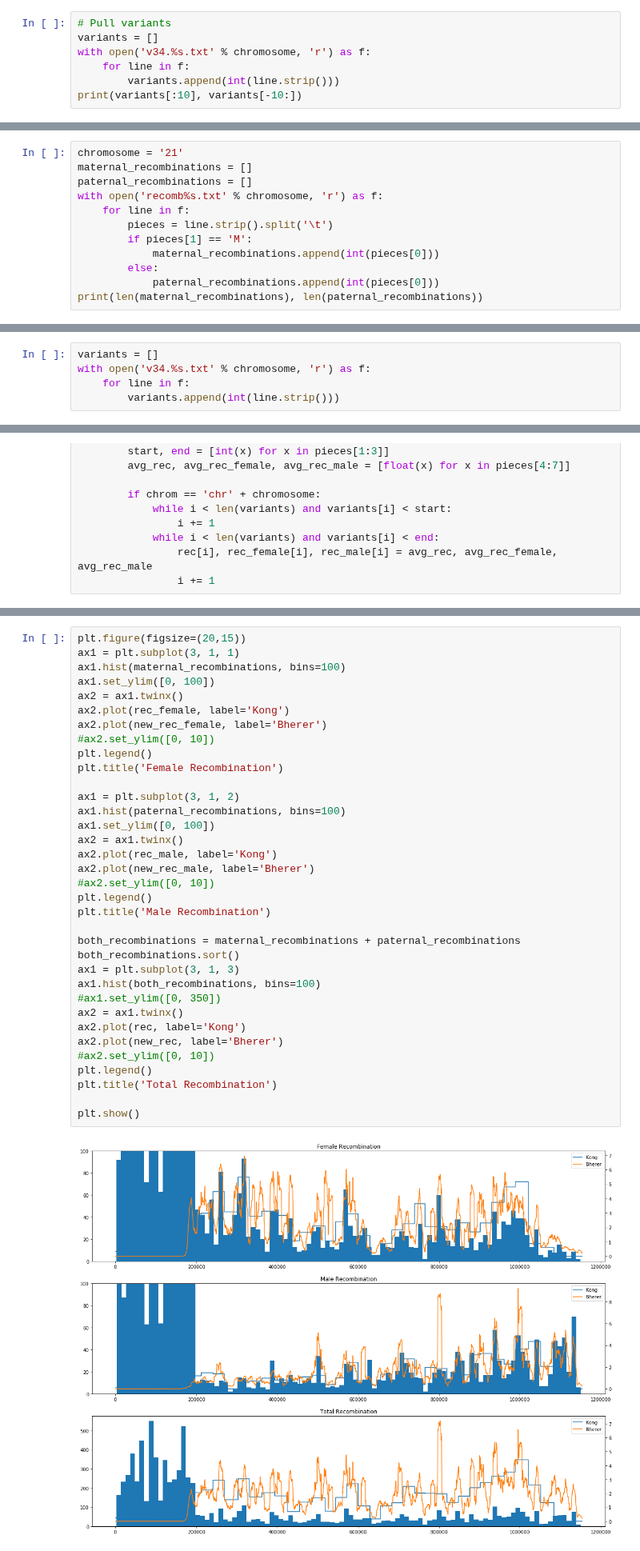
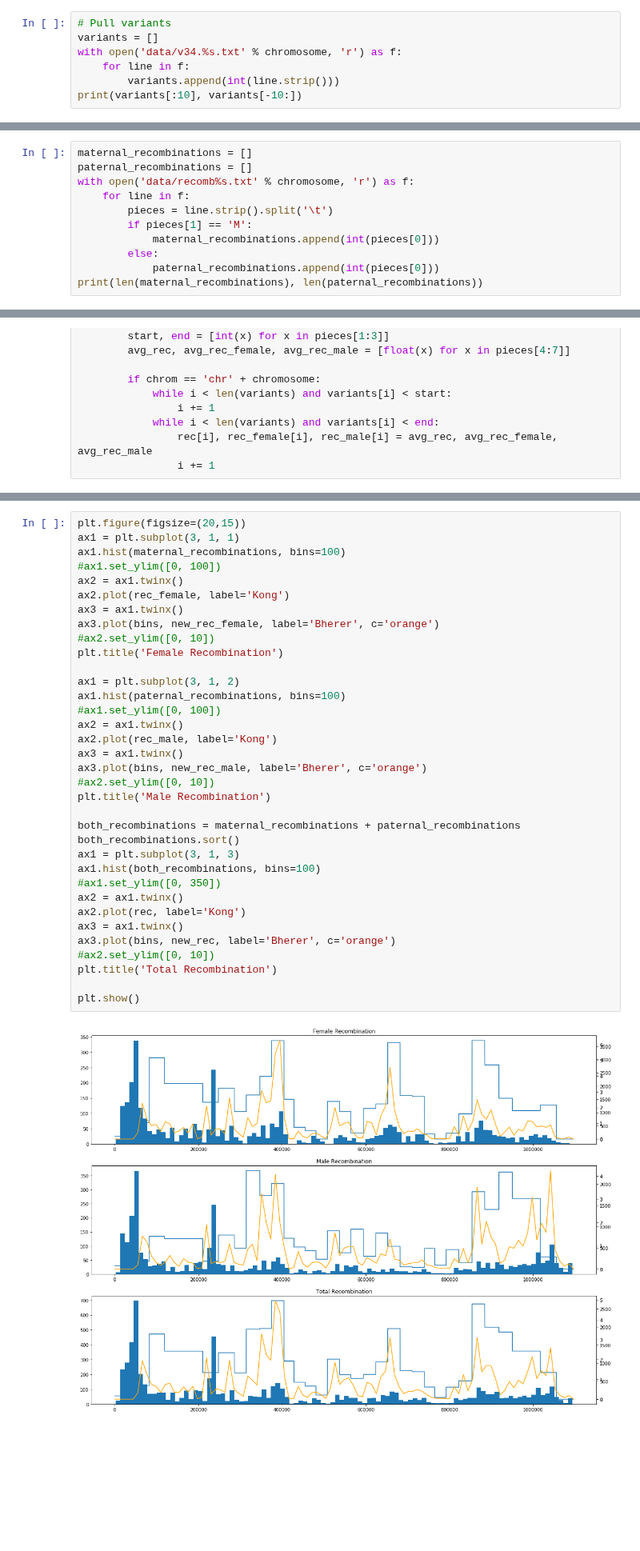
Before and after one commit to kpaskov/PhasingFamilies, a Jupyter notebook: Noncoding-Feature-Representation.ipynb, the cells around one changed output, grey strips where cells are left out. Shown at 80% size. Drawn from its saved outputs; the diff is of its cells as text; blank space fills up the shorter version.

```diff
--- a/Noncoding-Feature-Representation.ipynb
+++ b/Noncoding-Feature-Representation.ipynb
@@ -15,7 +14,7 @@ for filename in os.listdir(data_dir):
 # %%
 # Pull variants
 variants = []
-with open('v34.%s.txt' % chromosome, 'r') as f:
+with open('data/v34.%s.txt' % chromosome, 'r') as f:
     for line in f:
         variants.append(int(line.strip()))
 print(variants[:10], variants[-10:])
@@ -85,8 +47,7 @@ print(len(maternal_recombinations), len(paternal_recombinations))
 # %%
-chromosome = '21'
 maternal_recombinations = []
 paternal_recombinations = []
-with open('recomb%s.txt' % chromosome, 'r') as f:
+with open('data/recomb%s.txt' % chromosome, 'r') as f:
     for line in f:
         pieces = line.strip().split('\t')
         if pieces[1] == 'M':
@@ -99,8 +60,3 @@ print(len(maternal_recombinations), len(paternal_recombinations))
-# %%
-variants = []
-with open('v34.%s.txt' % chromosome, 'r') as f:
-    for line in f:
-        variants.append(int(line.strip()))
 # %%
 # Pull recombination rate from Kong paper
 # https://www.ncbi.nlm.nih.gov/pubmed/12053178?dopt=Abstract&holding=npg
@@ -194,37 +127,37 @@ new_rec_male = np.convolve(np.asarray(new_rec_male), np.ones((N,))/N, mode='same
 # %%
 plt.figure(figsize=(20,15))
 ax1 = plt.subplot(3, 1, 1)
 ax1.hist(maternal_recombinations, bins=100)
-ax1.set_ylim([0, 100])
+#ax1.set_ylim([0, 100])
 ax2 = ax1.twinx()
 ax2.plot(rec_female, label='Kong')
-ax2.plot(new_rec_female, label='Bherer')
+ax3 = ax1.twinx()
+ax3.plot(bins, new_rec_female, label='Bherer', c='orange')
 #ax2.set_ylim([0, 10])
-plt.legend()
 plt.title('Female Recombination')
 
 ax1 = plt.subplot(3, 1, 2)
 ax1.hist(paternal_recombinations, bins=100)
-ax1.set_ylim([0, 100])
+#ax1.set_ylim([0, 100])
 ax2 = ax1.twinx()
 ax2.plot(rec_male, label='Kong')
-ax2.plot(new_rec_male, label='Bherer')
+ax3 = ax1.twinx()
+ax3.plot(bins, new_rec_male, label='Bherer', c='orange')
 #ax2.set_ylim([0, 10])
-plt.legend()
 plt.title('Male Recombination')
 
 both_recombinations = maternal_recombinations + paternal_recombinations
 both_recombinations.sort()
 ax1 = plt.subplot(3, 1, 3)
 ax1.hist(both_recombinations, bins=100)
 #ax1.set_ylim([0, 350])
 ax2 = ax1.twinx()
 ax2.plot(rec, label='Kong')
-ax2.plot(new_rec, label='Bherer')
+ax3 = ax1.twinx()
+ax3.plot(bins, new_rec, label='Bherer', c='orange')
 #ax2.set_ylim([0, 10])
-plt.legend()
 plt.title('Total Recombination')
 
 plt.show()
 # %% [output]
-[figure, old version]
+[figure, new version]
```
Also changed, not shown: parts of 13 cells of this notebook, 1 other file.
